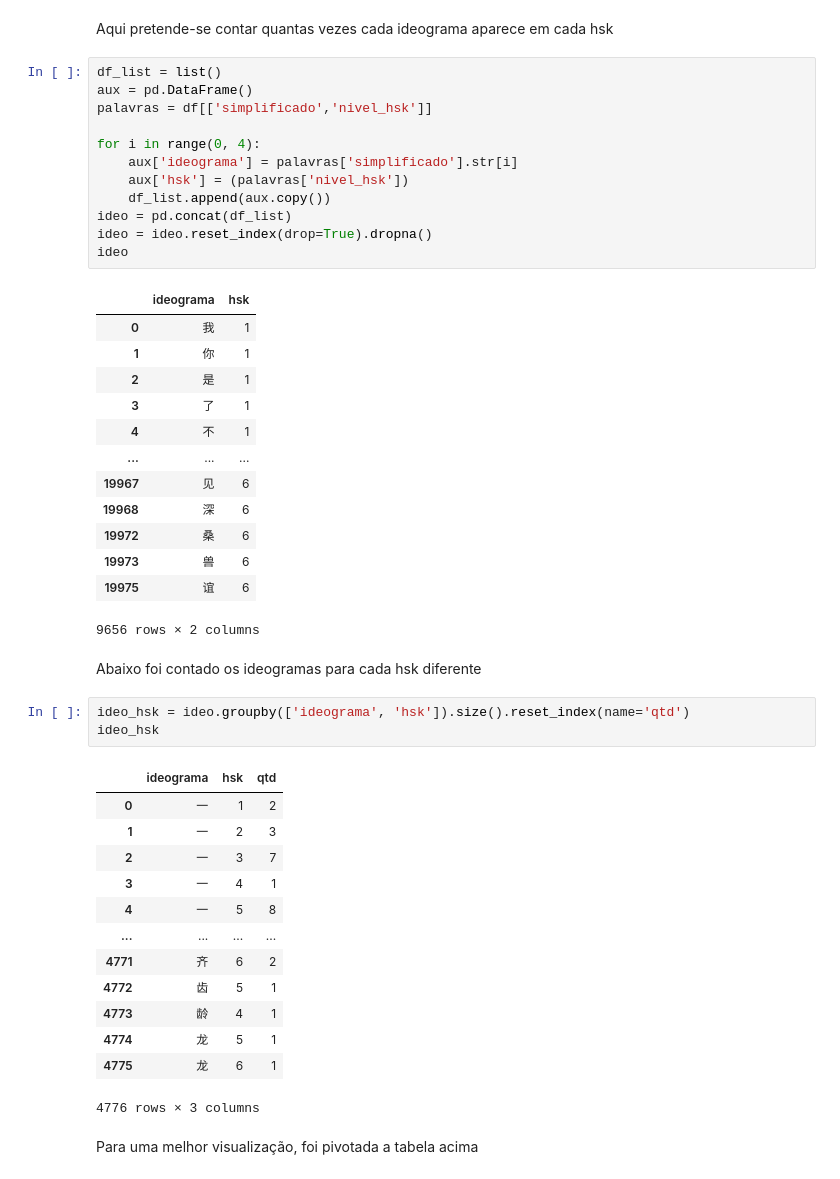
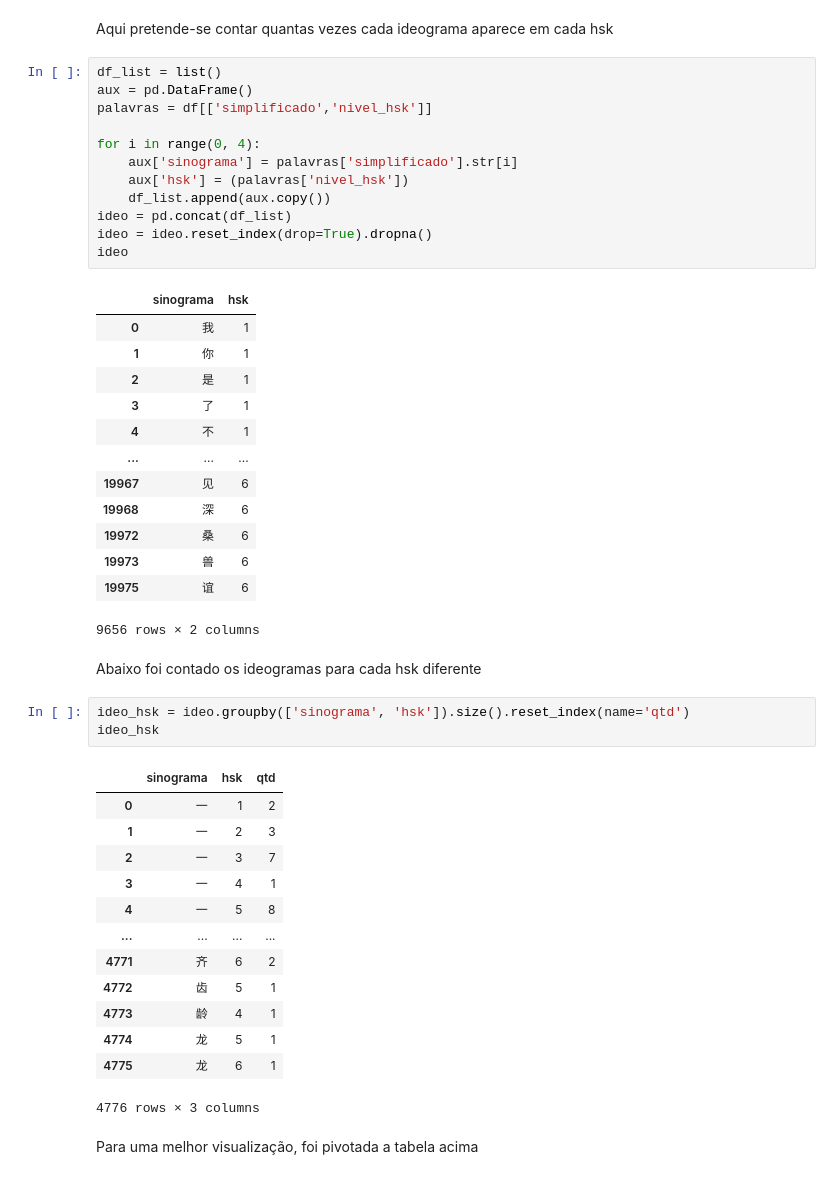
Before and after one commit to guilherme9718/analiseHSK, a Jupyter notebook: src/processamento.ipynb, the cells around one changed output. Saved outputs shown, nothing was run; the diff lists cells and outputs as text.

```diff
--- a/src/processamento.ipynb
+++ b/src/processamento.ipynb
@@ -124,17 +124,17 @@ Aqui pretende-se contar quantas vezes cada ideograma aparece em cada hsk
 # %%
 df_list = list()
 aux = pd.DataFrame()
 palavras = df[['simplificado','nivel_hsk']]
 
 for i in range(0, 4):
-    aux['ideograma'] = palavras['simplificado'].str[i]
+    aux['sinograma'] = palavras['simplificado'].str[i]
     aux['hsk'] = (palavras['nivel_hsk'])
     df_list.append(aux.copy())
 ideo = pd.concat(df_list)
 ideo = ideo.reset_index(drop=True).dropna()
 ideo
 # %% [output]
-|  | ideograma | hsk |
+|  | sinograma | hsk |
 | 0 | 我 | 1 |
 | 1 | 你 | 1 |
 | 2 | 是 | 1 |
@@ -150,10 +150,10 @@ ideo
 # %% [markdown]
 Abaixo foi contado os ideogramas para cada hsk diferente
 # %%
-ideo_hsk = ideo.groupby(['ideograma', 'hsk']).size().reset_index(name='qtd')
+ideo_hsk = ideo.groupby(['sinograma', 'hsk']).size().reset_index(name='qtd')
 ideo_hsk
 # %% [output]
-|  | ideograma | hsk | qtd |
+|  | sinograma | hsk | qtd |
 | 0 | 一 | 1 | 2 |
 | 1 | 一 | 2 | 3 |
 | 2 | 一 | 3 | 7 |
```
Also changed, not shown: parts of 5 cells of this notebook, 2 other files.
